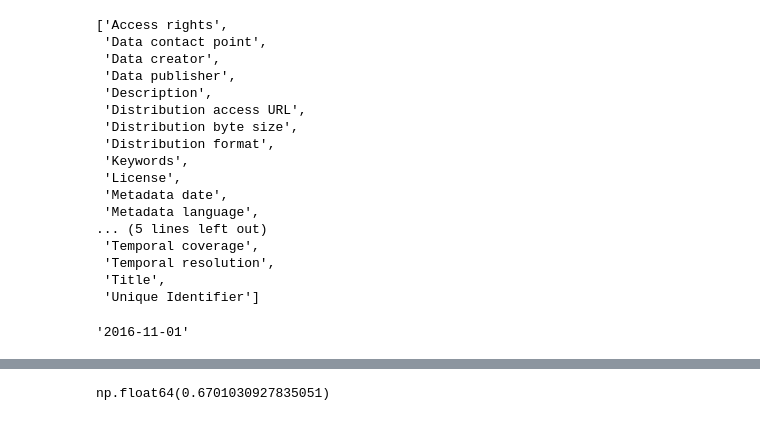
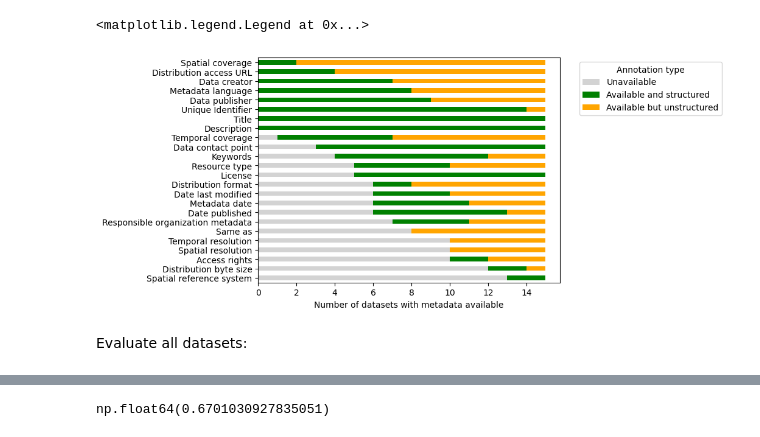
Before and after one commit to LTER-LIFE/meta-knowledge-harvesting, a Jupyter notebook: Evaluate LLM output.ipynb, the cells around one changed output, grey strips where cells are left out. Drawn from its saved outputs; the diff is of its cells as text; code cells hidden in the pictures.

```diff
--- a/Evaluate LLM output.ipynb
+++ b/Evaluate LLM output.ipynb
@@ -118,24 +44,0 @@ evaluator_embeddings = LangchainEmbeddingsWrapper(OpenAIEmbeddings())
-# %%
-list_metadata_fields
-# %% [output]
-['Access rights',
- 'Data contact point',
- 'Data creator',
- 'Data publisher',
- 'Description',
- 'Distribution access URL',
- 'Distribution byte size',
- 'Distribution format',
- 'Keywords',
- 'License',
- 'Metadata date',
- 'Metadata language',
-... (5 lines left out)
- 'Temporal coverage',
- 'Temporal resolution',
- 'Title',
- 'Unique Identifier']
-# %%
-field_pred
-# %% [output]
-'2016-11-01'
@@ -142 +52,16 @@ field_pred
+# %%
+df_annot_present = pd.DataFrame({m: [labels_annot.get_findability(url, m) for url in labels_annot.keys()] for m in list_metadata_fields})
+df_annot_present = df_annot_present.apply(lambda x: x.value_counts(normalize=False), axis=0).fillna(0)
+df_annot_present = df_annot_present.reindex([0, 1, 2], fill_value=0).T
+df_annot_present = df_annot_present.sort_values(by=[0, 1, 2], ascending=False)
+legend_dict = {0: 'Unavailable', 1: 'Available and structured', 2: 'Available but unstructured'}
+df_annot_present = df_annot_present.rename(columns=legend_dict)
+df_annot_present.plot(kind='barh', stacked=True, color=['#d3d3d3', '#008000', '#ffa500'])
+plt.xlabel('Number of datasets with metadata available')
+plt.legend(bbox_to_anchor=(1.05, 1), loc='upper left', title='Annotation type')
+# %% [output]
+<matplotlib.legend.Legend at 0x...>
+[figure, added]
+# %% [markdown]
+Evaluate all datasets:
 # %%
```
Also changed, not shown: parts of 23 cells of this notebook, 4 other files.
